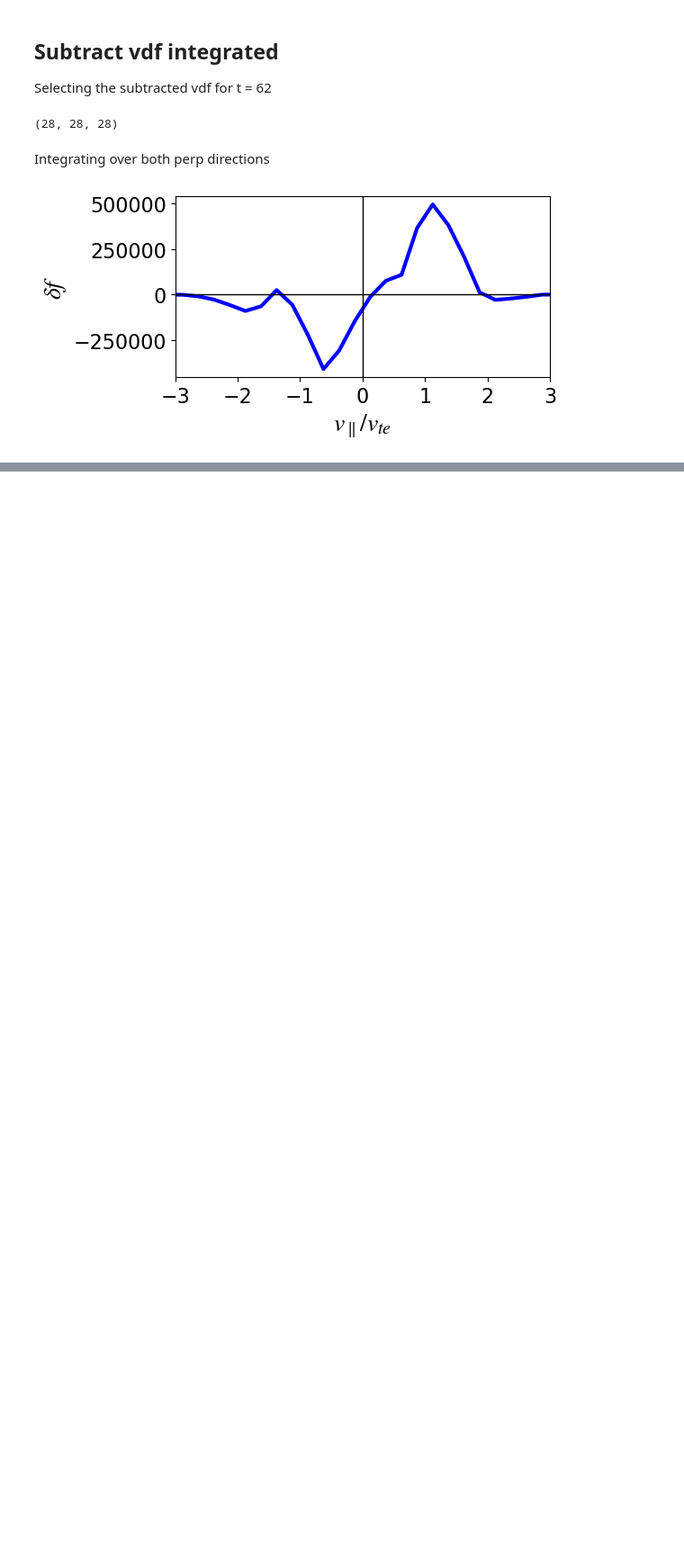
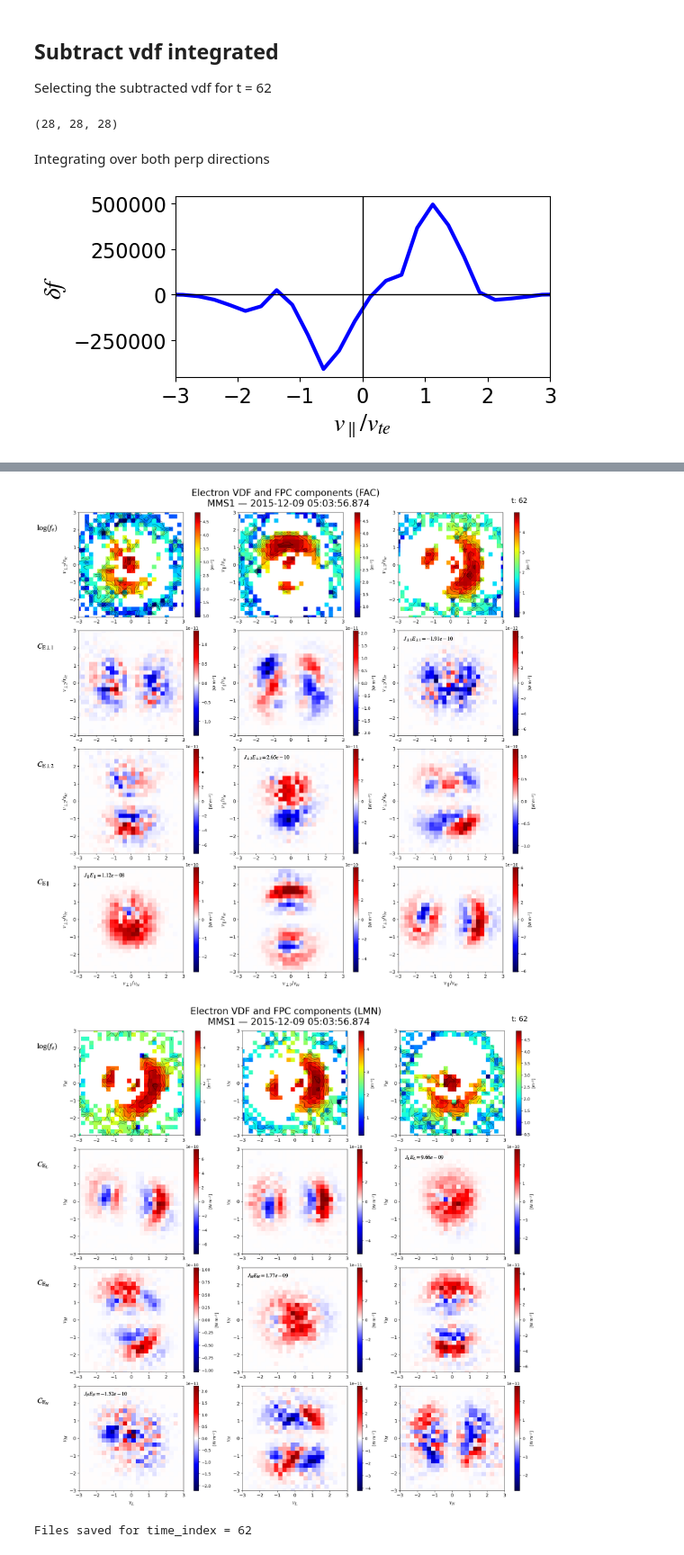
Before and after one commit to regisjohn/FPC_mRx, a Jupyter notebook: scripts/Epar_publication_plots.ipynb, the cells around one changed output, grey strips where cells are left out. Shown at 90% size. Saved outputs shown, nothing was run; the diff lists cells and outputs as text; code cells hidden in the pictures; blank space fills up the shorter version.

```diff
--- a/scripts/Epar_publication_plots.ipynb
+++ b/scripts/Epar_publication_plots.ipynb
@@ -659,0 +805,14 @@ plt.show()
+# %%
+from fipcore import imagecont_vdf_fpc
+
+trange = ['2015-12-09/05:03:55', '2015-12-09/05:03:59']
+t_list = [62]
+for t_ind in t_list:
+    imagecont_vdf_fpc(trange, probe='1', species='e', bin_width_frac=0.25, time_index = t_ind,
+            coord_type='both', suptitle_sfx='', dpi_val=100, axis_fntsz=16,
+            cbar_ht=0.050, save_fig=False, outdir_sfx='', show_tind=True, subtract_f0=True)
+    print(f'Files saved for time_index = {t_ind}')
+# %% [output]
+[figure, added]
+[figure, added]
+Files saved for time_index = 62
```
Also changed, not shown: parts of 22 cells of this notebook, 3 other files.
